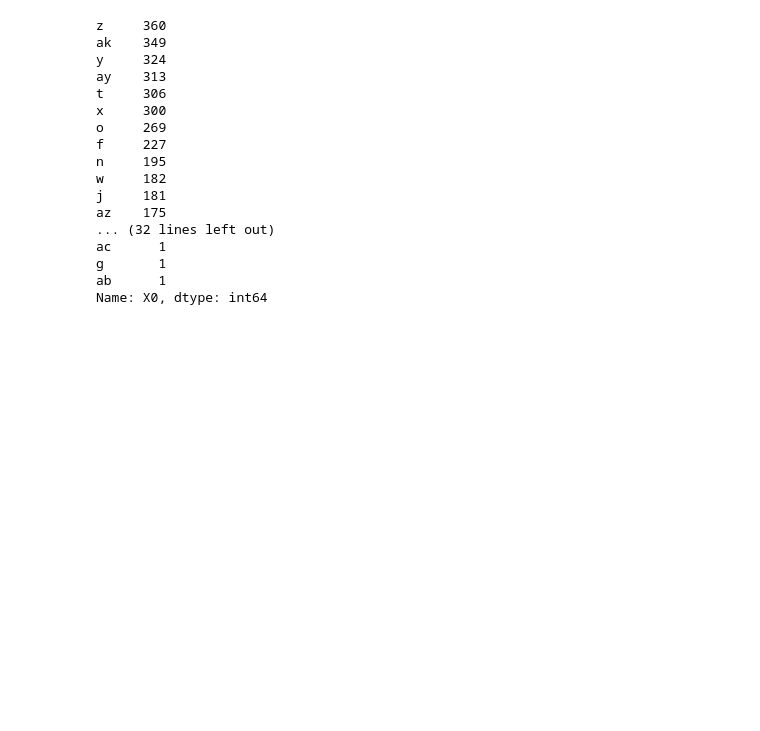
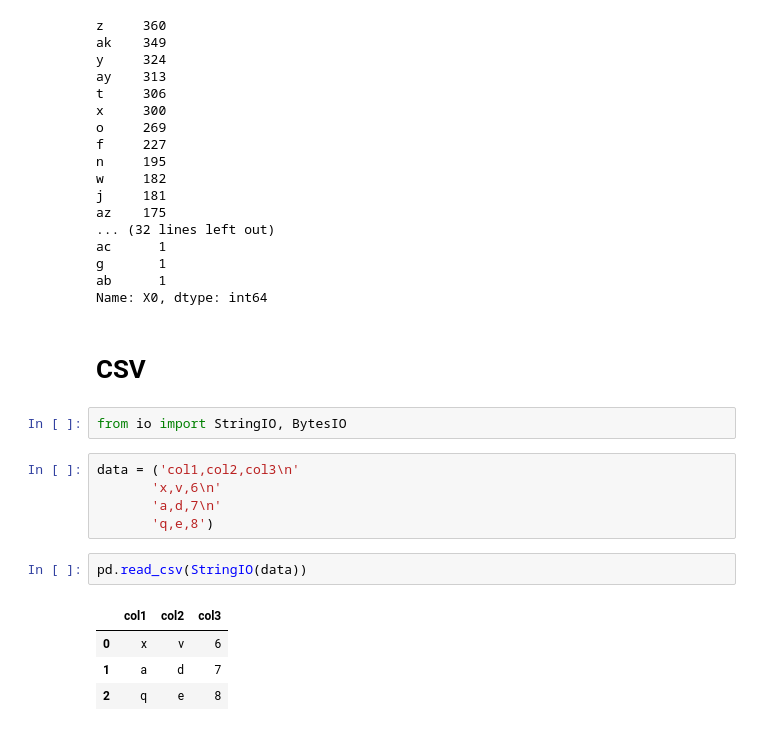
Before and after one commit to santoshnainala/Python_Basic_to_Advanced, a Jupyter notebook: Python Practice.ipynb, the cells around one changed output. Saved outputs shown, nothing was run; the diff lists cells and outputs as text; blank space fills up the shorter version.

```diff
--- a/Python Practice.ipynb
+++ b/Python Practice.ipynb
@@ -550,3 +569,19 @@ ac      1
 g       1
 ab      1
 Name: X0, dtype: int64
+# %% [markdown]
+# CSV
+# %%
+from io import StringIO, BytesIO
+# %%
+data = ('col1,col2,col3\n'
+       'x,v,6\n'
+       'a,d,7\n'
+       'q,e,8')
+# %%
+pd.read_csv(StringIO(data))
+# %% [output]
+|  | col1 | col2 | col3 |
+| 0 | x | v | 6 |
+| 1 | a | d | 7 |
+| 2 | q | e | 8 |
```
Also changed, not shown: parts of 42 cells of this notebook.
